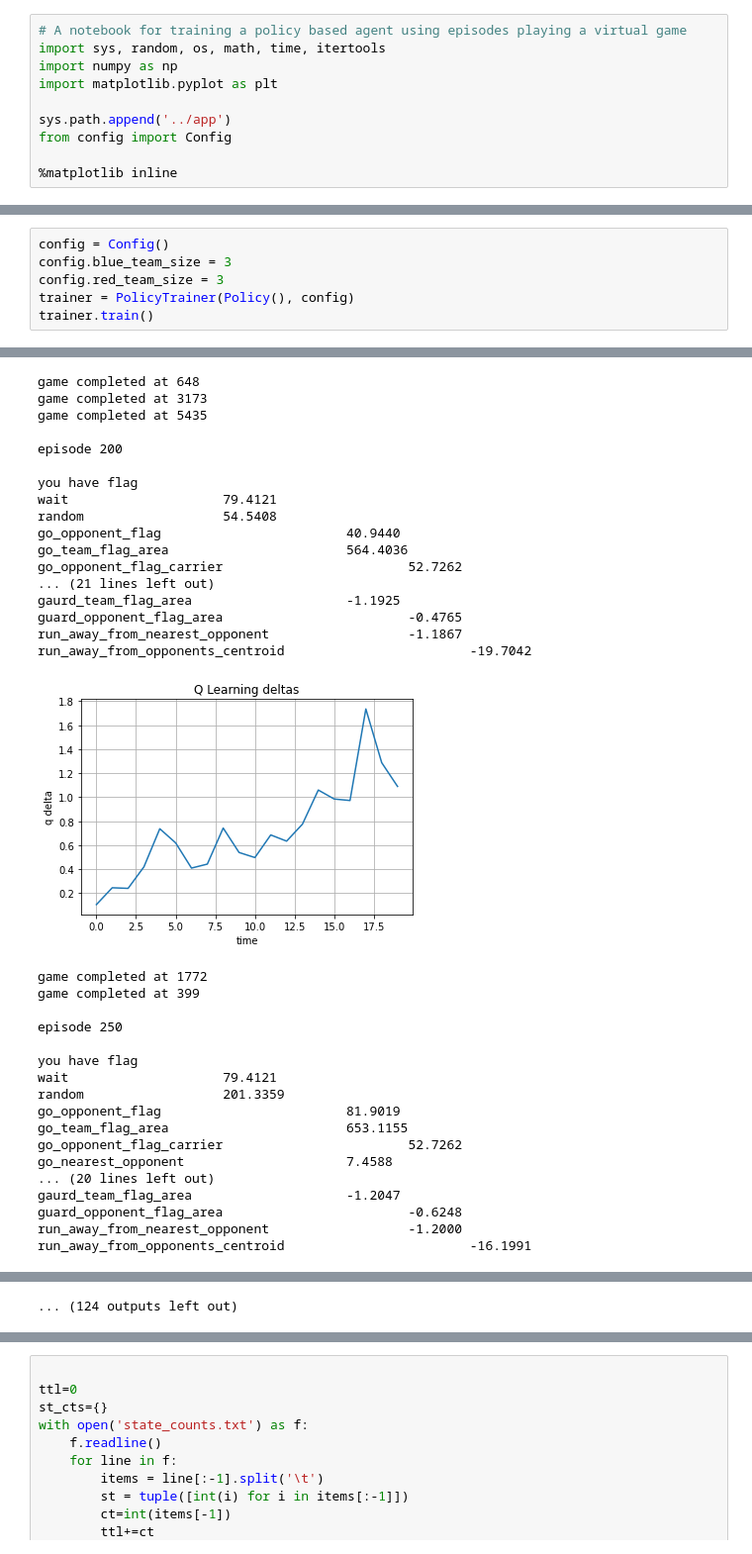
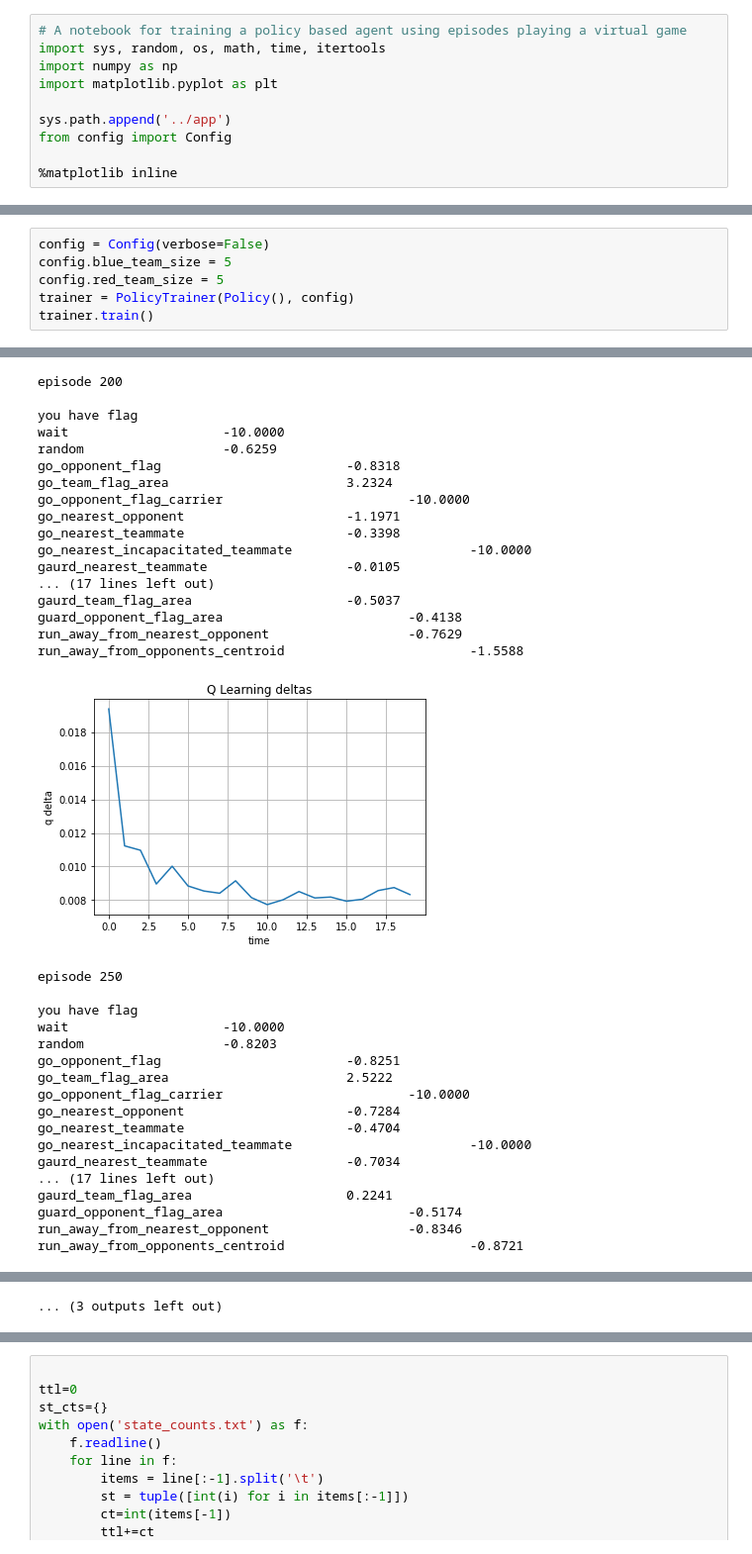
Before and after one commit to barrelchester/ai.game.capture-the-flag, a Jupyter notebook: dev/policy_training.ipynb, the cells around one changed output, grey strips where cells are left out. Shown: that part at 99% size. Cells and saved outputs as stored; diff of their text form.

```diff
--- a/dev/policy_training.ipynb
+++ b/dev/policy_training.ipynb
@@ -867,9 +1041,9 @@ class PolicyTrainer():
             fig.savefig(path)
         plt.show()
 # %%
-config = Config()
-config.blue_team_size = 3
-config.red_team_size = 3
+config = Config(verbose=False)
+config.blue_team_size = 5
+config.red_team_size = 5
 trainer = PolicyTrainer(Policy(), config)
 trainer.train()
 # %% [output]
@@ -930,35 +1104,35 @@ run_away_from_opponents_centroid                        -26.4668
-game completed at 648
-game completed at 3173
-game completed at 5435
-
 episode 200
 
 you have flag
-wait                    79.4121
-random                  54.5408
-go_opponent_flag                        40.9440
-go_team_flag_area                       564.4036
-go_opponent_flag_carrier                        52.7262
-... (21 lines left out)
-gaurd_team_flag_area                    -1.1925
-guard_opponent_flag_area                        -0.4765
-run_away_from_nearest_opponent                  -1.1867
-run_away_from_opponents_centroid                        -19.7042
+wait                    -10.0000
+random                  -0.6259
+go_opponent_flag                        -0.8318
+go_team_flag_area                       3.2324
+go_opponent_flag_carrier                        -10.0000
+go_nearest_opponent                     -1.1971
+go_nearest_teammate                     -0.3398
+go_nearest_incapacitated_teammate                       -10.0000
+gaurd_nearest_teammate                  -0.0105
+... (17 lines left out)
+gaurd_team_flag_area                    -0.5037
+guard_opponent_flag_area                        -0.4138
+run_away_from_nearest_opponent                  -0.7629
+run_away_from_opponents_centroid                        -1.5588
-[figure, old version]
+[figure, new version]
-game completed at 1772
-game completed at 399
-
 episode 250
 
 you have flag
-wait                    79.4121
-random                  201.3359
-go_opponent_flag                        81.9019
-go_team_flag_area                       653.1155
-go_opponent_flag_carrier                        52.7262
-go_nearest_opponent                     7.4588
-... (20 lines left out)
-gaurd_team_flag_area                    -1.2047
-guard_opponent_flag_area                        -0.6248
-run_away_from_nearest_opponent                  -1.2000
-run_away_from_opponents_centroid                        -16.1991
+wait                    -10.0000
+random                  -0.8203
+go_opponent_flag                        -0.8251
+go_team_flag_area                       2.5222
+go_opponent_flag_carrier                        -10.0000
+go_nearest_opponent                     -0.7284
+go_nearest_teammate                     -0.4704
+go_nearest_incapacitated_teammate                       -10.0000
+gaurd_nearest_teammate                  -0.7034
+... (17 lines left out)
+gaurd_team_flag_area                    0.2241
+guard_opponent_flag_area                        -0.5174
+run_away_from_nearest_opponent                  -0.8346
+run_away_from_opponents_centroid                        -0.8721
@@ -984 +1158 @@ run_away_from_opponents_centroid                        -12.2005
-... (124 outputs left out)
+... (3 outputs left out)
```
Also changed, not shown: parts of 12 cells of this notebook, 6 other files.
